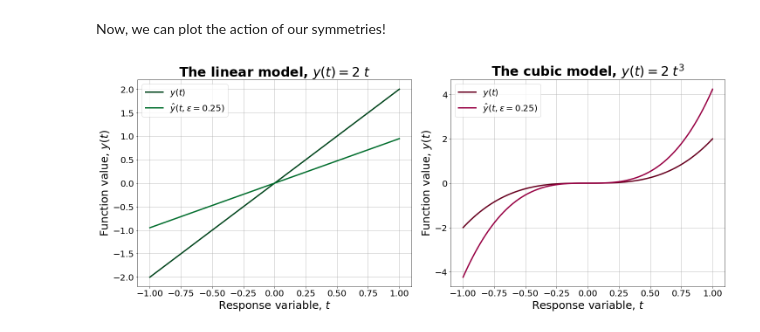
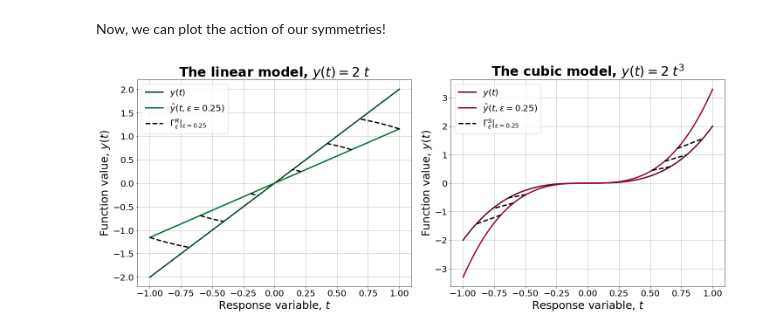
Before and after one commit to JohannesBorgqvist/transforming_data_with_symmetries, a Jupyter notebook: Code/transforming_data_with_symmetries.ipynb, the cells around one changed output. Saved outputs shown, nothing was run; the diff lists cells and outputs as text; code cells hidden in the pictures.

Commit message:
Add a notebook for transforming the data with symmetries

```diff
--- a/Code/transforming_data_with_symmetries.ipynb
+++ b/Code/transforming_data_with_symmetries.ipynb
@@ -53,45 +58,83 @@ Let's define our linear model!
 # The original curve of the linear model
 y_lin_ori = array([C*t_temp for t_temp in t])
 # Define the transformed parameter
-C_hat_1 = C*cos(eps)-((C**2)*(sin(eps)))
+C_hat_1 = ((C*cos(eps)-sin(eps))/(cos(eps)+C*sin(eps)))
 # The transformed curve of the linear model
 y_lin_hat = array([C_hat_1*t_temp for t_temp in t])
+# Allocate some memory for our rotation symmetry
+rot = []
+# Loop over our magical indices and start rotating
+for magical_index in magical_indices_lin:
+    # Extract the point we are transforming
+    t_temp = t[magical_index]
+    y_temp = y_lin_hat[magical_index]
+    # Calculate our symmetry for the given point
+    rot_temp = [array([t_temp*cos(eps_temp)-y_temp*sin(eps_temp) for eps_temp in eps_vec]), array([t_temp*sin(eps_temp)+y_temp*cos(eps_temp) for eps_temp in eps_vec])]
+    # Append our lovely symmetry
+    rot.append(rot_temp)
 # %% [markdown]
 Let's define our cubic model!
 # %%
 # The original curve of the cubic model
 y_cube_ori = array([C*t_temp**3 for t_temp in t])
 # Define the transformed parameter
-C_hat_2 = C*exp(3*eps)
+C_hat_2 = C*exp(2*eps)
 # Define the transformed curve
 y_cube_hat = array([C_hat_2*t_temp**3 for t_temp in t])
+# Allocate some memory for our rotation symmetry
+scaling = []
+# Loop over our magical indices and start rotating
+for magical_index in magical_indices_cube:
+    # Extract the point we are transforming
+    t_temp = t[magical_index]
+    y_temp = y_cube_hat[magical_index]
+    # Calculate our symmetry for the given point
+    scale_temp = [array([t_temp*exp(eps_temp) for eps_temp in eps_vec]), array([y_temp*exp(eps_temp) for eps_temp in eps_vec])]
+    # Append our lovely symmetry
+    scaling.append(scale_temp)
 # %% [markdown]
 Now, we can plot the action of our symmetries!
 # %%
 fig_5, axs_5 = plt.subplots(1, 2, constrained_layout=True, figsize=(20, 8))
 # The linear model
+# The original solution
 axs_5[0].plot(t, y_lin_ori, '-', label="$y(t)$" ,color=(0/256,68/256,27/256),linewidth=3.0)
+# The transformed curve
 axs_5[0].plot(t, y_lin_hat, '-', label="$\\hat{y}(t,\\epsilon=" + str(eps)+ ")$" ,color=(0/256,109/256,44/256),linewidth=3.0)
+# The rotation symmetry
+for index, magical_index in enumerate(magical_indices_lin):
+    if index ==0:
+        axs_5[0].plot(rot[index][0], rot[index][1], '--', label="$\\left.\\Gamma_{\\epsilon}^{R}\\right|_{\\epsilon=" + str(eps)+ "}$" ,color=(0/256,0/256,0/256),linewidth=3.0)
+    else:
+        axs_5[0].plot(rot[index][0], rot[index][1], '--',color=(0/256,0/256,0/256),linewidth=3.0)
 axs_5[0].grid()
 axs_5[0].legend(loc='best',prop={"size":20})
 axs_5[0].set_ylabel('Function value, $y(t)$',fontsize=25)
 axs_5[0].set_xlabel('Response variable, $t$',fontsize=25)
 # Change the size of the ticks
 axs_5[0].tick_params(axis='both', which='major', labelsize=20)
 axs_5[0].tick_params(axis='both', which='minor', labelsize=20)
 # Title and saving the figure
 axs_5[0].set_title("The linear model, $y(t)="+ str(C) + "\\;t$",fontsize=30,weight='bold');
 # The cubic model
+# The original cubic curve
 axs_5[1].plot(t, y_cube_ori, '-', label="$y(t)$" ,color=(103/256,0/256,31/256),linewidth=3.0)
+# The transformed cubic curve
 axs_5[1].plot(t, y_cube_hat, '-', label="$\\hat{y}(t,\\epsilon=" + str(eps)+ ")$" ,color=(152/256,0/256,67/256),linewidth=3.0)
+# The scaling symmetry
+for index, magical_index in enumerate(magical_indices_cube):
+    if index ==0:
+        axs_5[1].plot(scaling[index][0], scaling[index][1], '--', label="$\\left.\\Gamma_{\\epsilon}^{S}\\right|_{\\epsilon=" + str(eps)+ "}$" ,color=(0/256,0/256,0/256),linewidth=3.0)
+    else:
+        axs_5[1].plot(scaling[index][0], scaling[index][1], '--',color=(0/256,0/256,0/256),linewidth=3.0)
 axs_5[1].grid()
 axs_5[1].legend(loc='best',prop={"size":20})
 axs_5[1].set_ylabel('Function value, $y(t)$',fontsize=25)
 axs_5[1].set_xlabel('Response variable, $t$',fontsize=25)
 # Change the size of the ticks
 axs_5[1].tick_params(axis='both', which='major', labelsize=20)
 axs_5[1].tick_params(axis='both', which='minor', labelsize=20)
 # Title and saving the figure
 axs_5[1].set_title("The cubic model, $y(t)="+ str(C) + "\\;t^3$",fontsize=30,weight='bold');
 # %% [output]
-[figure, old version]
+[figure, new version]
```
Also changed, not shown: parts of 2 cells of this notebook.
